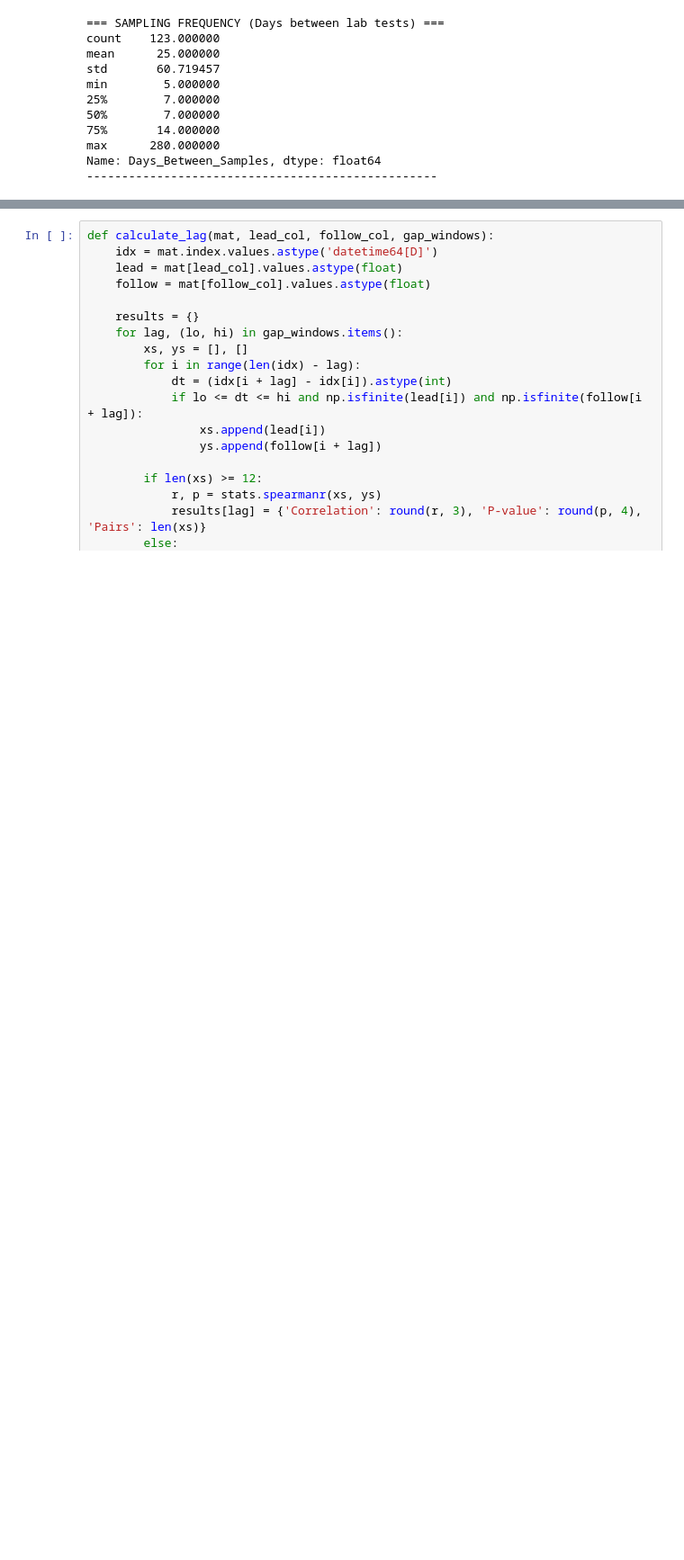
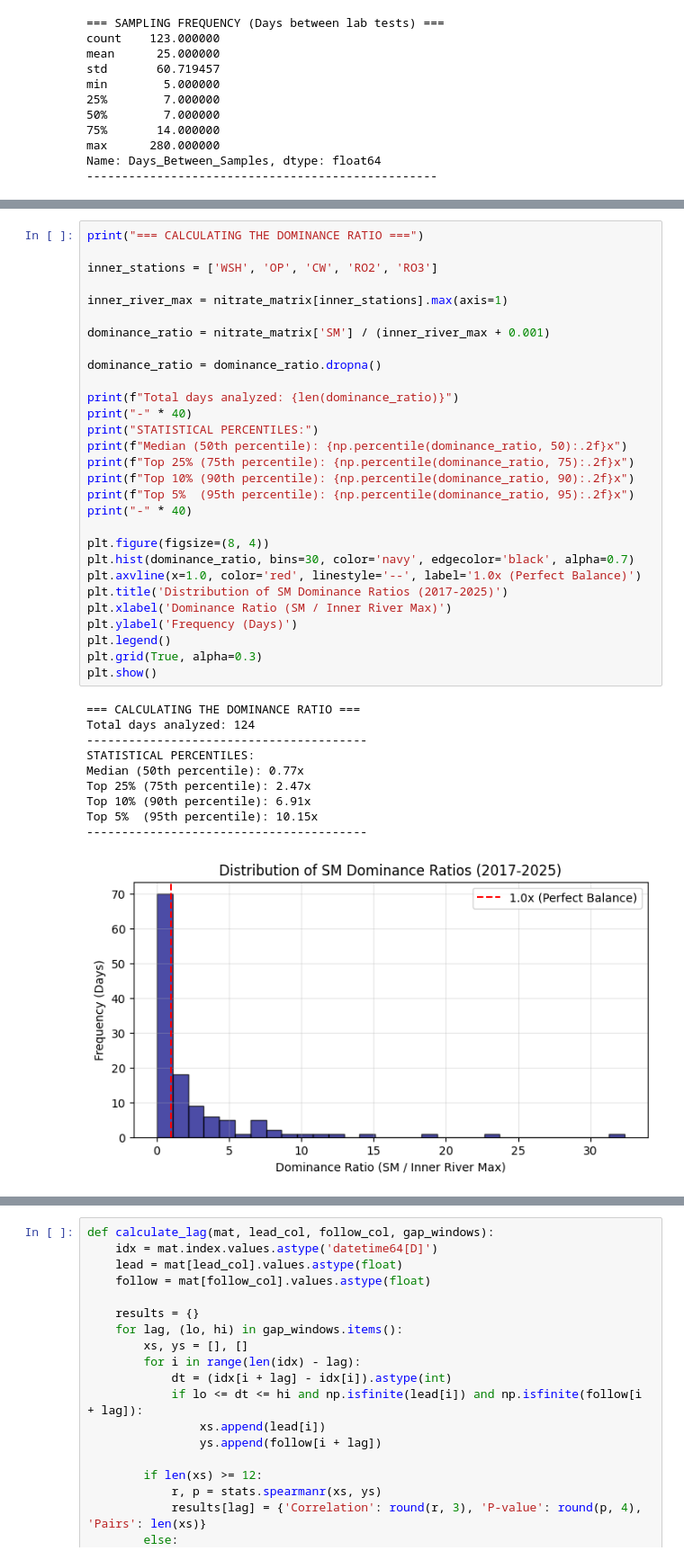
Before and after one commit to Quinn-Domanski/bay_exploration, a Jupyter notebook: DPW_exploration.ipynb, the cells around one changed output, grey strips where cells are left out. Shown at 90% size. Saved outputs shown, nothing was run; the diff lists cells and outputs as text; blank space fills up the shorter version.

```diff
--- a/DPW_exploration.ipynb
+++ b/DPW_exploration.ipynb
@@ -356,0 +423,40 @@ Average Nitrate on the 12 SALTIEST days: 0.0065 mg/L
+# %%
+print("=== CALCULATING THE DOMINANCE RATIO ===")
+
+inner_stations = ['WSH', 'OP', 'CW', 'RO2', 'RO3']
+
+inner_river_max = nitrate_matrix[inner_stations].max(axis=1)
+
+dominance_ratio = nitrate_matrix['SM'] / (inner_river_max + 0.001)
+
+dominance_ratio = dominance_ratio.dropna()
+
+print(f"Total days analyzed: {len(dominance_ratio)}")
+print("-" * 40)
+print("STATISTICAL PERCENTILES:")
+print(f"Median (50th percentile): {np.percentile(dominance_ratio, 50):.2f}x")
+print(f"Top 25% (75th percentile): {np.percentile(dominance_ratio, 75):.2f}x")
+print(f"Top 10% (90th percentile): {np.percentile(dominance_ratio, 90):.2f}x")
+print(f"Top 5%  (95th percentile): {np.percentile(dominance_ratio, 95):.2f}x")
+print("-" * 40)
+
+plt.figure(figsize=(8, 4))
+plt.hist(dominance_ratio, bins=30, color='navy', edgecolor='black', alpha=0.7)
+plt.axvline(x=1.0, color='red', linestyle='--', label='1.0x (Perfect Balance)')
+plt.title('Distribution of SM Dominance Ratios (2017-2025)')
+plt.xlabel('Dominance Ratio (SM / Inner River Max)')
+plt.ylabel('Frequency (Days)')
+plt.legend()
+plt.grid(True, alpha=0.3)
+plt.show()
+# %% [output]
+=== CALCULATING THE DOMINANCE RATIO ===
+Total days analyzed: 124
+----------------------------------------
+STATISTICAL PERCENTILES:
+Median (50th percentile): 0.77x
+Top 25% (75th percentile): 2.47x
+Top 10% (90th percentile): 6.91x
+Top 5%  (95th percentile): 10.15x
+----------------------------------------
+[figure, added]
```
Also changed, not shown: parts of 22 cells of this notebook, 1 other file.
